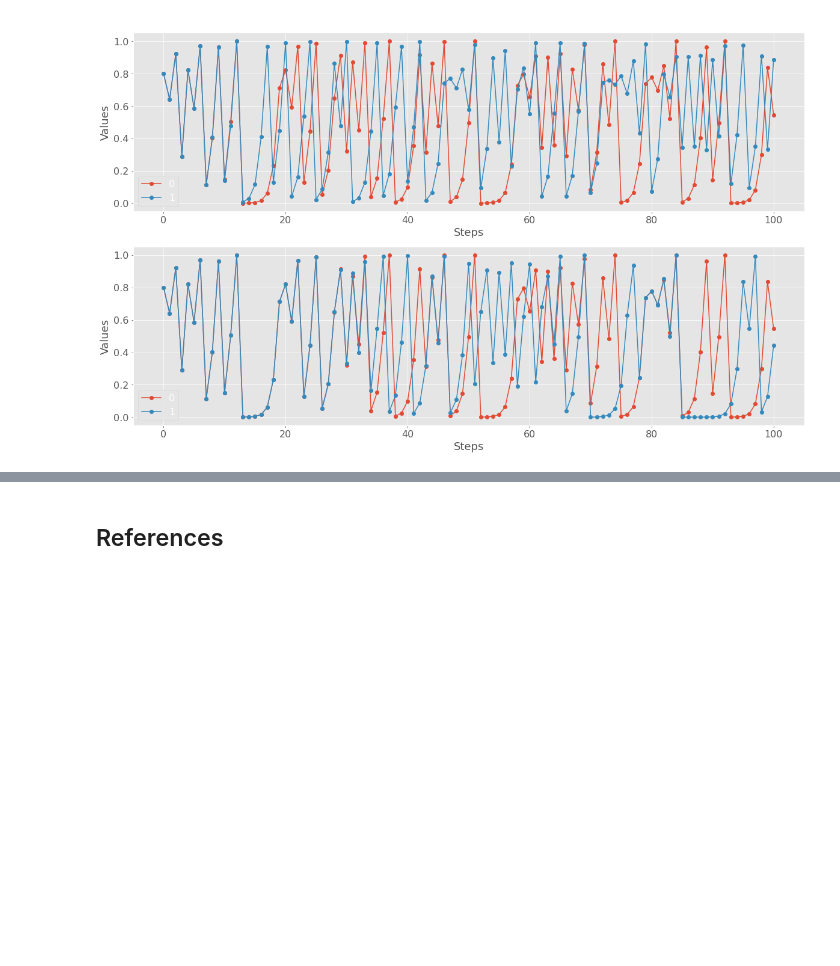
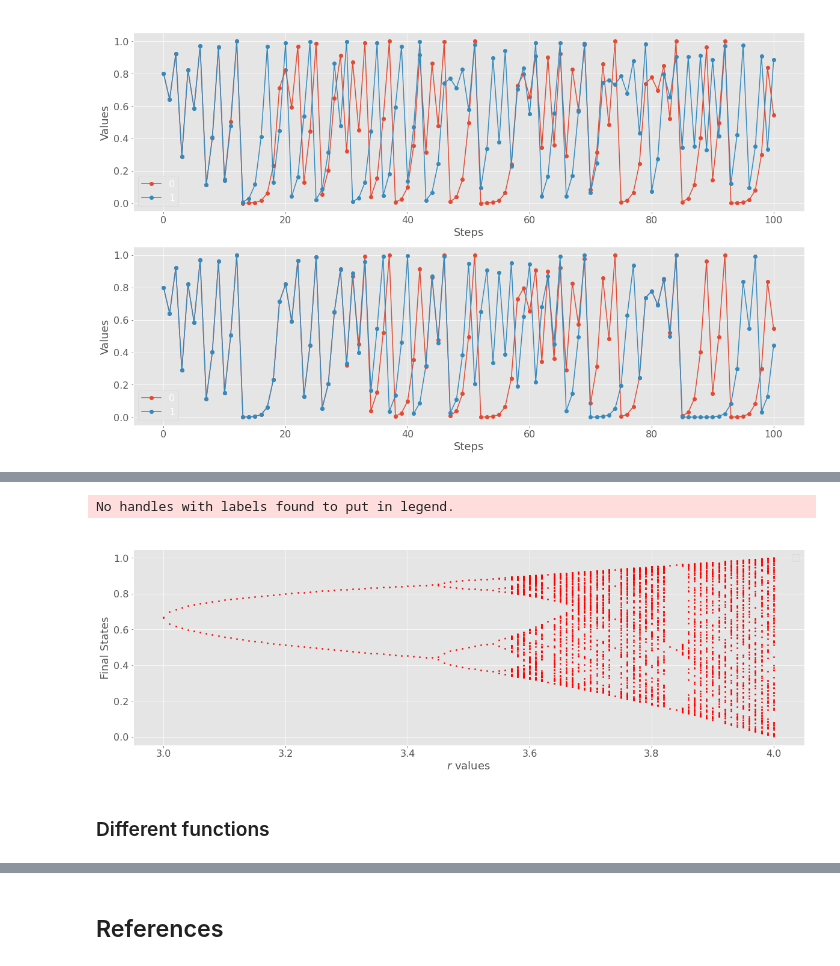
Before and after one commit to rocabrera/caos-fractals, a Jupyter notebook: caos_introduction.ipynb, the cells around one changed output, grey strips where cells are left out. Drawn from its saved outputs; the diff is of its cells as text; code cells hidden in the pictures; blank space fills up the shorter version.

```diff
--- a/caos_introduction.ipynb
+++ b/caos_introduction.ipynb
@@ -228,0 +253,12 @@ plt.show()
+# %%
+fig = plt.figure(figsize = (20,6))
+
+labels = ("Bifurcation Diagram", r"$r$ values", "Final States")
+r_periodic_change, _ = plot.plot_bifurcation_diagram(logistc_equation, 0.4, 10000, 0.01, 4, (3,4), labels)
+
+plt.show()
+# %% [output]
+No handles with labels found to put in legend.
+[figure, added]
+# %% [markdown]
+### Different functions
```
Also changed, not shown: parts of 15 cells of this notebook, 2 other files.
